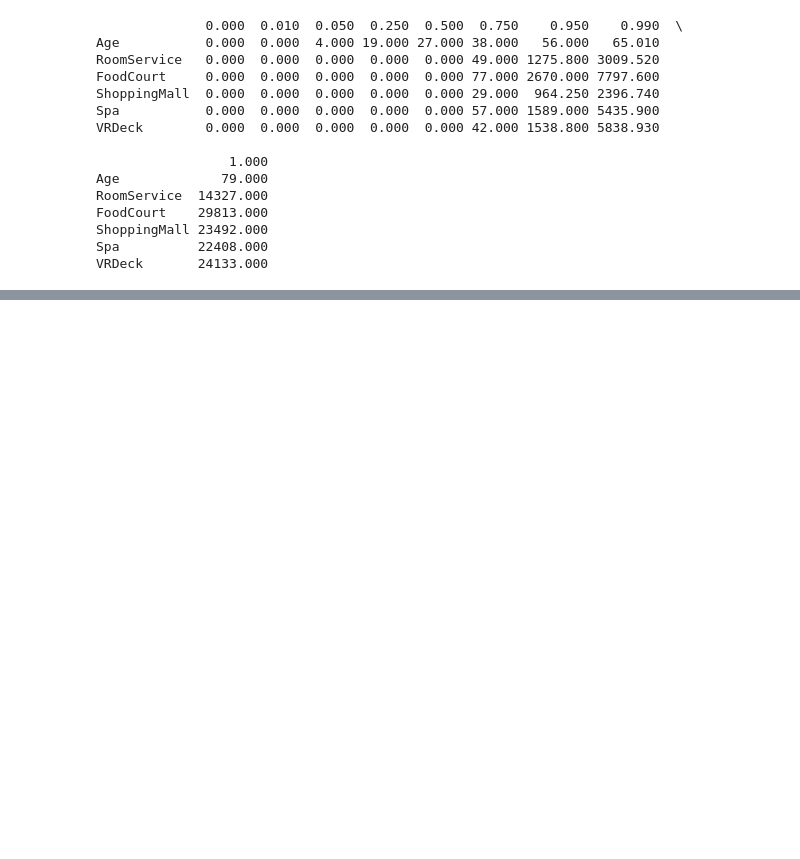
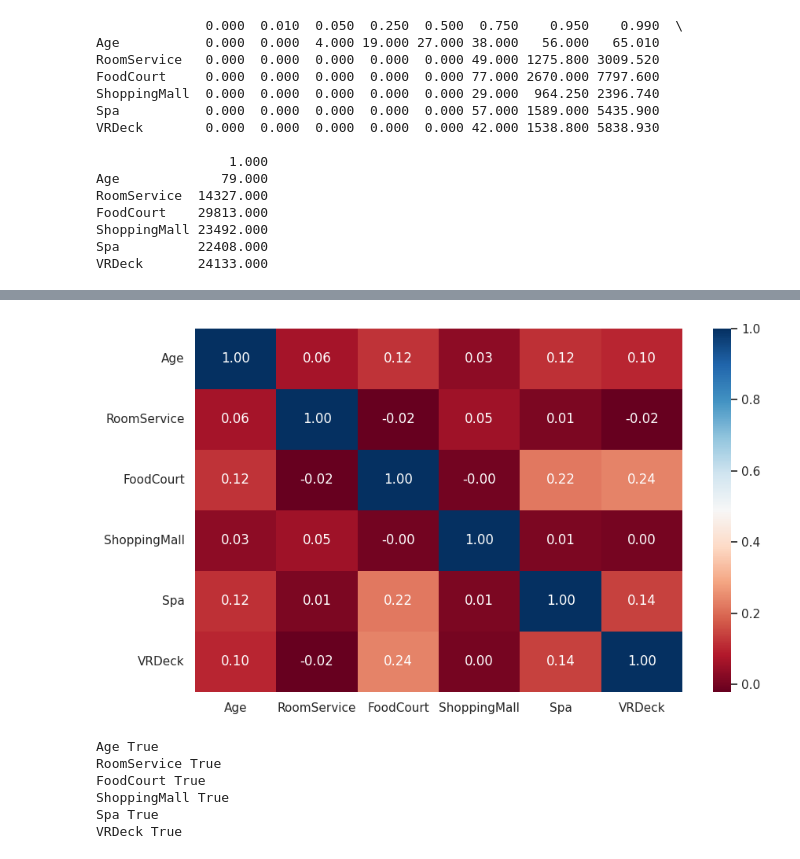
Before and after one commit to Uuranyum/Data_Science_Projects, a Jupyter notebook: spaceship-titanic.ipynb, the cells around one changed output, grey strips where cells are left out. Saved outputs shown, nothing was run; the diff lists cells and outputs as text; code cells hidden in the pictures; blank space fills up the shorter version.

```diff
--- a/spaceship-titanic.ipynb
+++ b/spaceship-titanic.ipynb
@@ -168,0 +252,14 @@ dff = df.copy()
+# %%
+def num_summary(dataframe, numerical_col, plot=False):
+    quantiles = [0.05, 0.10, 0.20, 0.30, 0.40, 0.50, 0.60, 0.70, 0.80, 0.90, 0.95, 0.99]
+    print(dataframe[numerical_col].describe(quantiles).T)
+
+    if plot:
+        fig = px.histogram(dataframe, x=numerical_col, nbins=50, labels={numerical_col: "Value"})
+        fig.update_layout(title=numerical_col + " Distribution")
+        fig.show()
+
+    print("-------------------------------------------------------")
+# %%
+for col in num_cols:
+    num_summary(dff, col, True)
@@ -168,0 +387,6 @@ dff = df.copy()
+# %%
+def calculate_target_mean(dataframe, target, categorical_col):
+    print(pd.DataFrame({"TARGET_MEAN": dataframe.groupby(categorical_col)[target].mean()}))
+# %%
+for col in cat_cols:
+    calculate_target_mean(df, "Transported", col)
@@ -168,0 +404,12 @@ dff = df.copy()
+# %%
+non_numeric_cols = df.select_dtypes(exclude=['float64', 'int64']).columns
+
+num_cols = [col for col in num_cols if col not in non_numeric_cols]
+
+corr = dff[num_cols].corr()
+
+sns.set(rc={'figure.figsize': (10, 6)})
+sns.heatmap(corr, cmap="RdBu", annot=True, fmt=".2f")
+plt.show()
+# %% [output]
+[figure, added]
@@ -168,0 +427,11 @@ dff = df.copy()
+# %%
+for col in num_cols:
+    if col != "Transported":
+      print(col, check_outlier(df, col))
+# %% [output]
+Age True
+RoomService True
+FoodCourt True
+ShoppingMall True
+Spa True
+VRDeck True
```
Also changed, not shown: parts of 13 cells of this notebook.
